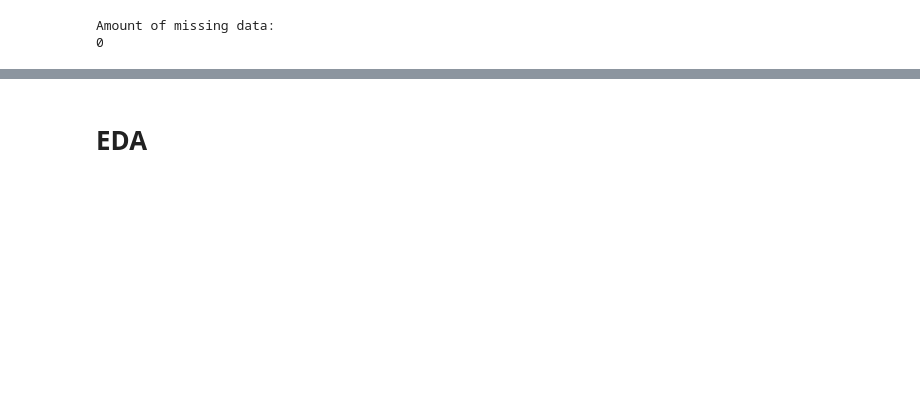
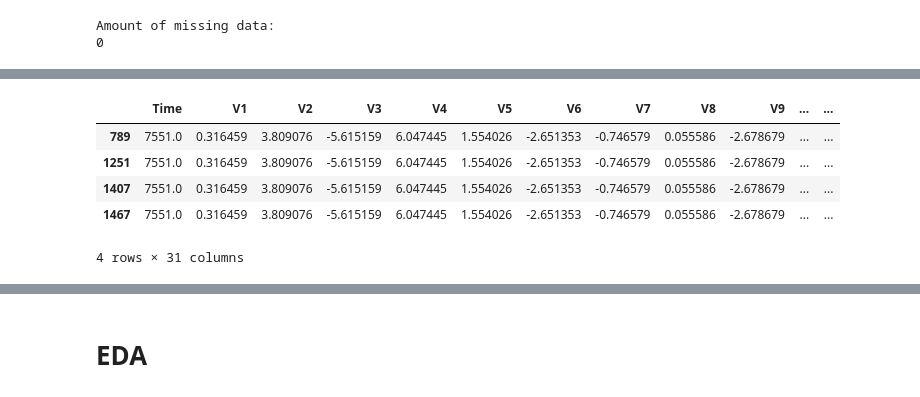
Before and after one commit to patrick-potocny/credit_card_fraud, a Jupyter notebook: credit_card_fraud_detection.ipynb, the cells around one changed output, grey strips where cells are left out. Cells and saved outputs as stored; diff of their text form; code cells hidden in the pictures; blank space fills up the shorter version.

```diff
--- a/credit_card_fraud_detection.ipynb
+++ b/credit_card_fraud_detection.ipynb
@@ -75,0 +159,9 @@ Amount of missing data:
+# %%
+df_resampled[df_resampled['Time'] == 7551.0]
+# %% [output]
+|  | Time | V1 | V2 | V3 | V4 | V5 | V6 | V7 | V8 | V9 | ... | ... |
+| 789 | 7551.0 | 0.316459 | 3.809076 | -5.615159 | 6.047445 | 1.554026 | -2.651353 | -0.746579 | 0.055586 | -2.678679 | ... | ... |
+| 1251 | 7551.0 | 0.316459 | 3.809076 | -5.615159 | 6.047445 | 1.554026 | -2.651353 | -0.746579 | 0.055586 | -2.678679 | ... | ... |
+| 1407 | 7551.0 | 0.316459 | 3.809076 | -5.615159 | 6.047445 | 1.554026 | -2.651353 | -0.746579 | 0.055586 | -2.678679 | ... | ... |
+| 1467 | 7551.0 | 0.316459 | 3.809076 | -5.615159 | 6.047445 | 1.554026 | -2.651353 | -0.746579 | 0.055586 | -2.678679 | ... | ... |
+4 rows × 31 columns
```
Also changed, not shown: parts of 25 cells of this notebook.
